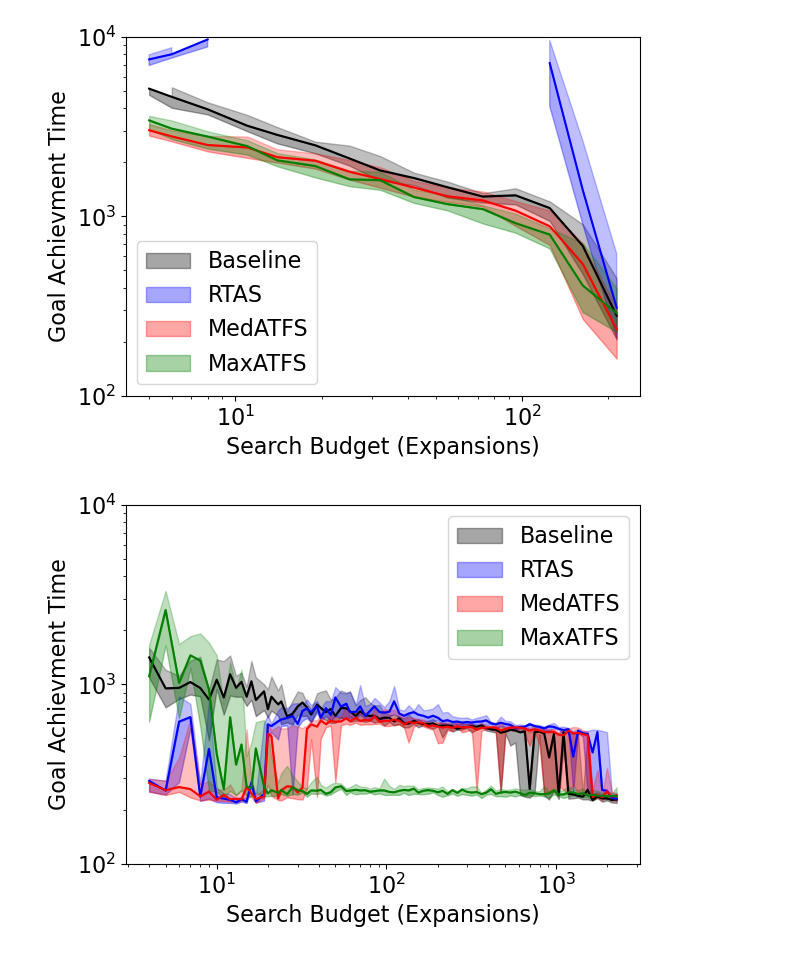
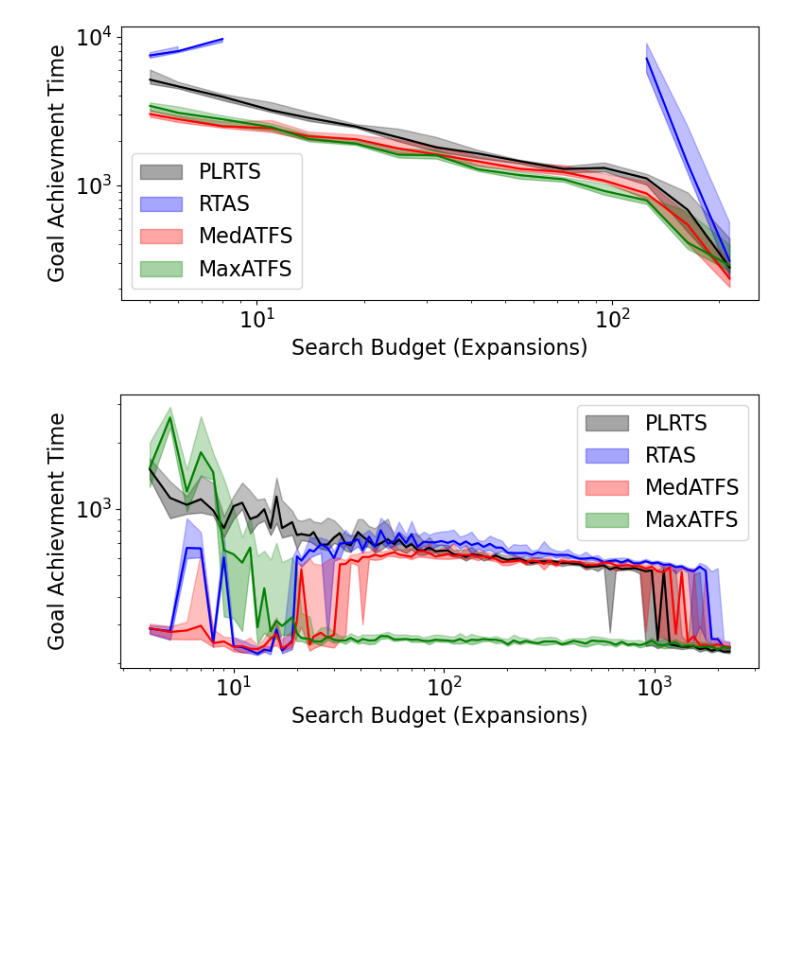
Before and after one commit to dwthomas/atSIPP, a Jupyter notebook: scripts/plots.ipynb, the cells around one changed output. Cells and saved outputs as stored; diff of their text form; code cells hidden in the pictures; blank space fills up the shorter version.

Commit message:
plottins

```diff
--- a/scripts/plots.ipynb
+++ b/scripts/plots.ipynb
@@ -16,7 +8,7 @@ named = {
     "rtasipp": "RTAS",
     "plrtosipp": "MaxATFS",
     "hybrid": "MedATFS",
-    "plrtosipphonly": "Baseline"
+    "plrtosipphonly": "PLRTS"
 }
 
 colord = {
@@ -34,5 +23,5 @@ ValueError: too many values to unpack (expected 3)
 # %%
-def plot_figure(folder, pattern, name, upper):
+def plot_figure(folder, pattern, name, upper, num):
     dat = []
     for file_name in glob(folder + pattern):
         fn = file_name.replace(folder,"")
@@ -52,7 +41,7 @@ def plot_figure(folder, pattern, name, upper):
                     expansions = int(line.split("Nodes expanded: ")[1].split()[0])
         dat.append((map, alg, lookahead, rep, expansions, cost))
     data = pd.DataFrame(dat, columns = ["Map", "Algorithm", "Lookahead","rep", "expansions", "cost"])
-    plt.figure()
+    plt.figure(figsize = (8, 4))
     for alg in colord:
         d = data.loc[data.Algorithm == alg]
         d = d.sort_values("Lookahead")
@@ -63,9 +52,23 @@ def plot_figure(folder, pattern, name, upper):
             if (lookahead < 4) or (lookahead > upper):
                continue
             #if (d.loc[d.Lookahead== lookahead].cost < 10000).all():
+
+            dat = d.loc[d.Lookahead == lookahead].cost
+
+            # for i in range(num - len(dat)):
+            #     dat = pd.concat((dat, pd.Series([10000, float('inf')])))
+            dat = dat.sort_values()
+            n = len(dat)
+            q = 0.5
+            z = 1.96
+            if n < num:
+                continue
             x.append(lookahead)
-            y.append(d.loc[(d.Lookahead== lookahead)].cost.mean())
-            yerr.append(np.quantile(d.loc[d.Lookahead == lookahead].cost, [0.5, 0.25, .5, .75, .9]))
+            y.append(d.loc[(d.Lookahead == lookahead)].cost.mean())
+            j = int(np.ceil(n*q - z*np.sqrt(n*q*(1-q))))
+            k = int(np.ceil(n*q + z*np.sqrt(n*q*(1-q))))
+            #print(n, j, k)
+            yerr.append((dat.median(), dat.iloc[j], dat.iloc[k]))
         x = np.asarray(x)
         y = np.asarray(y)
         yerr = np.asarray(yerr).T
@@ -73,10 +76,10 @@ def plot_figure(folder, pattern, name, upper):
         x = x[ind]
         y = y[ind]
         yerr = yerr[:,ind]
-        plt.plot(x, yerr[2], color = colord[alg])
-        plt.fill_between(x, yerr[1] , yerr[2], label = named[alg], alpha = .35 , color = colord[alg])
-        plt.fill_between(x, yerr[2] , yerr[3], alpha = .25 , color = colord[alg])
-    plt.ylim((100, 10000))
+        plt.plot(x, yerr[0], color = colord[alg])
+        plt.fill_between(x, yerr[1] , yerr[0], label = named[alg], alpha = .35 , color = colord[alg])
+        plt.fill_between(x, yerr[0] , yerr[2], alpha = .25 , color = colord[alg])
+    #plt.ylim((100, 10000))
     plt.legend()
     plt.loglog()
     plt.ylabel("Goal Achievment Time")
@@ -84,11 +87,11 @@ def plot_figure(folder, pattern, name, upper):
     plt.tight_layout()
     plt.savefig(name)
 # %%
-plot_figure("../results_overnight/", "*cup*", "cup_prelim.png", 256)
+plot_figure("../results_overnight/", "*cup*", "cup_prelim.png", 256, 32)
 # %% [output]
-[figure, old version]
+[figure, new version]
 # %%
-plot_figure("../results_overnight2/", "*warehouse*", "warehouse_prelim.png", 2400)
+plot_figure("../results_overnight2/", "*warehouse*", "warehouse_prelim.png", 2400, 32)
 # %% [output]
-[figure, old version]
+[figure, new version]
 # %%
```
Also changed, not shown: parts of 4 cells of this notebook.
